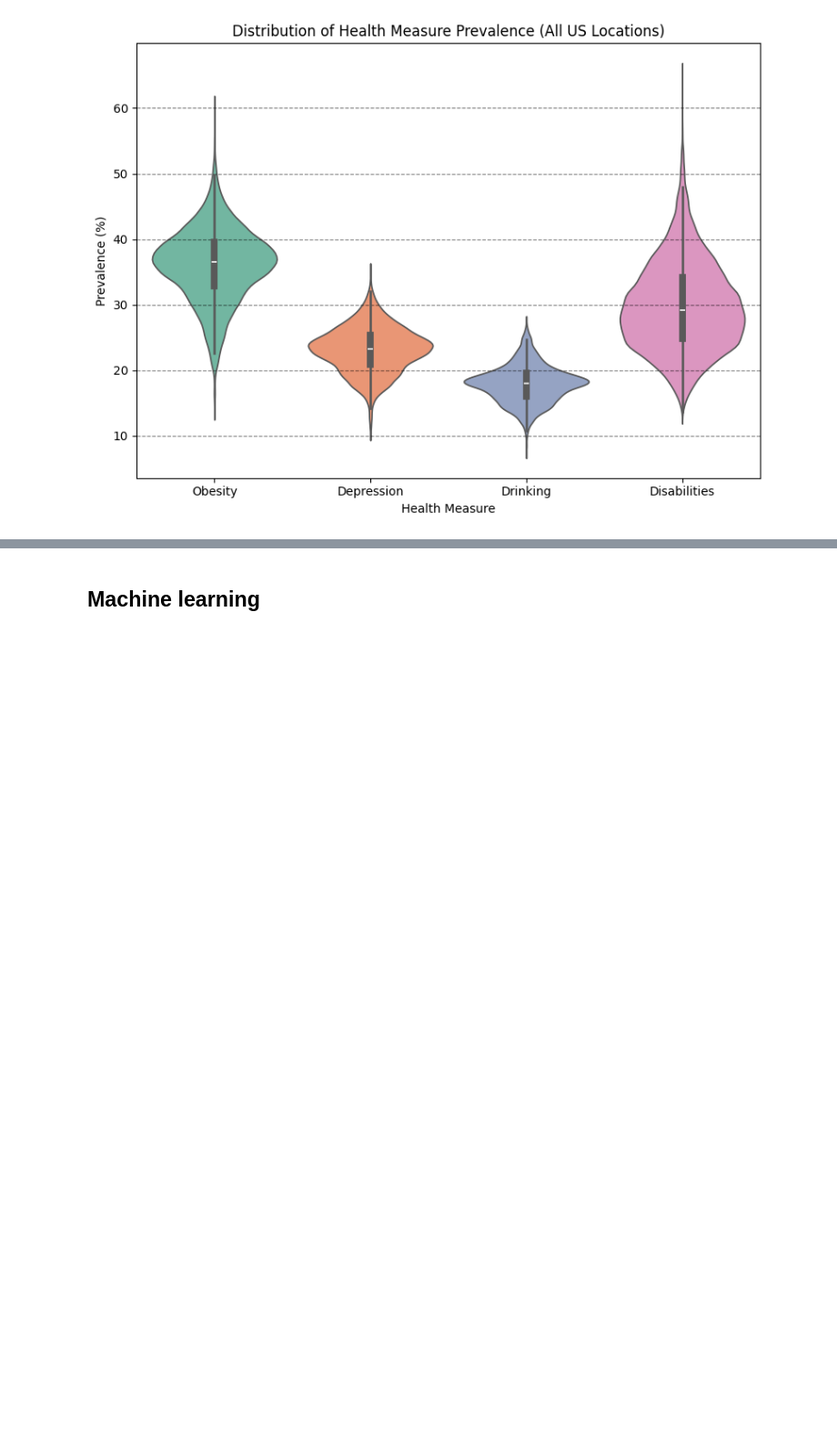
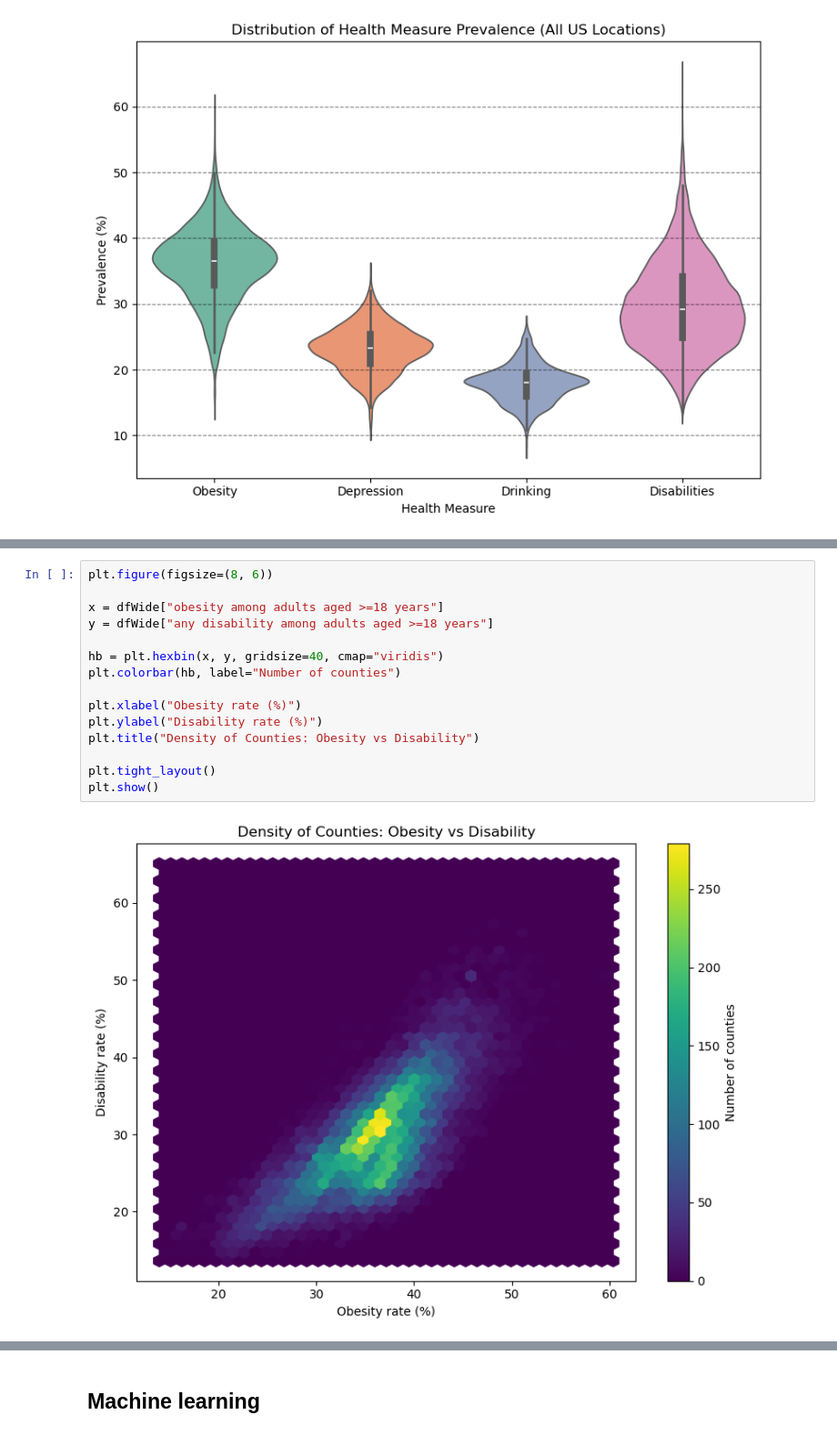
Before and after one commit to jjohn314/exploring-health-outcomes, a Jupyter notebook: prog_report.ipynb, the cells around one changed output, grey strips where cells are left out. Shown at 91% size. Cells and saved outputs as stored; diff of their text form; blank space fills up the shorter version.

Commit message:
updated jupyter notebook, included visuals from team members

```diff
--- a/prog_report.ipynb
+++ b/prog_report.ipynb
@@ -402,0 +426,17 @@ plt.show()
+# %%
+plt.figure(figsize=(8, 6))
+
+x = dfWide["obesity among adults aged >=18 years"]
+y = dfWide["any disability among adults aged >=18 years"]
+
+hb = plt.hexbin(x, y, gridsize=40, cmap="viridis")
+plt.colorbar(hb, label="Number of counties")
+
+plt.xlabel("Obesity rate (%)")
+plt.ylabel("Disability rate (%)")
+plt.title("Density of Counties: Obesity vs Disability")
+
+plt.tight_layout()
+plt.show()
+# %% [output]
+[figure, added]
```
Also changed, not shown: parts of 19 cells of this notebook, 1 other file.
